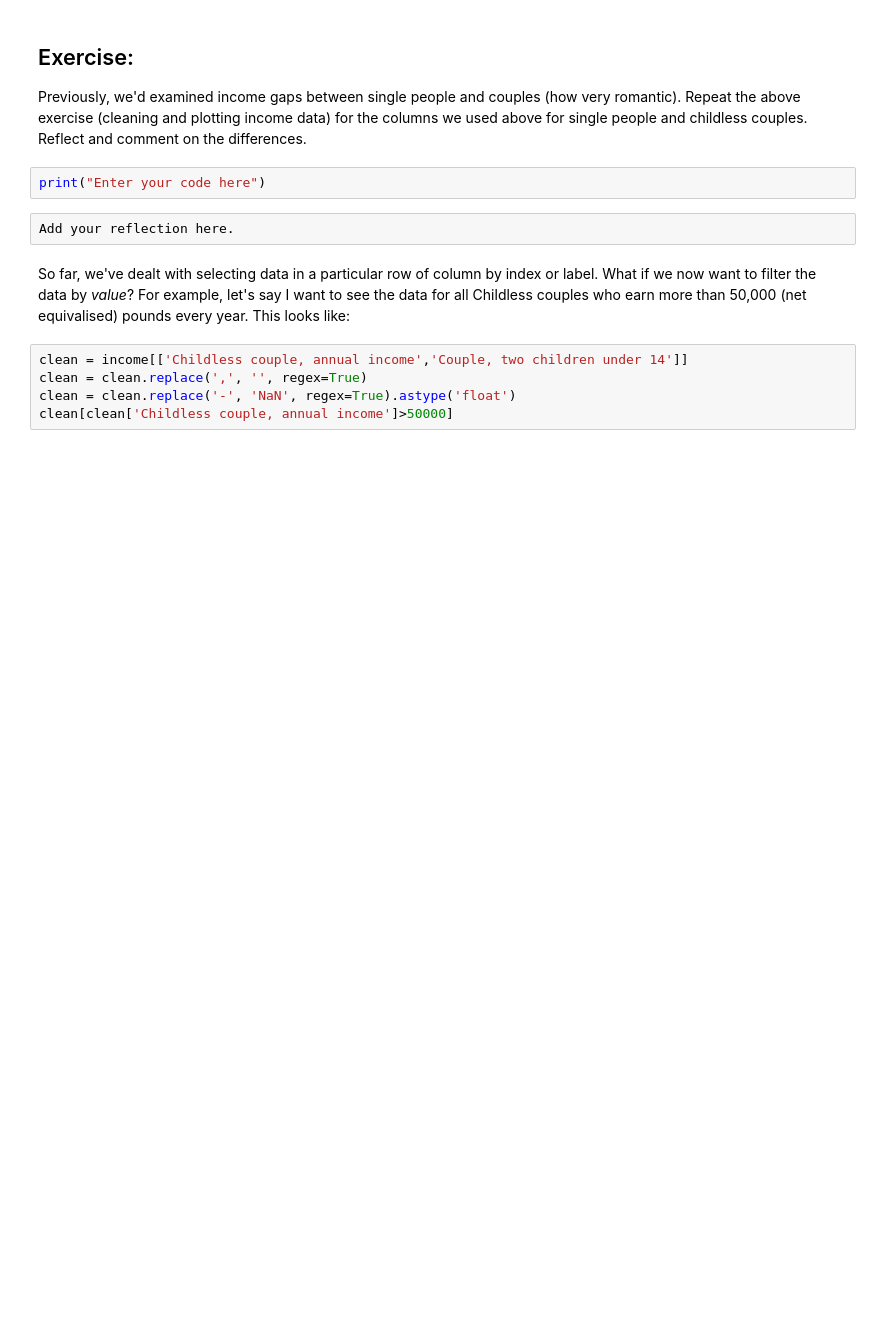
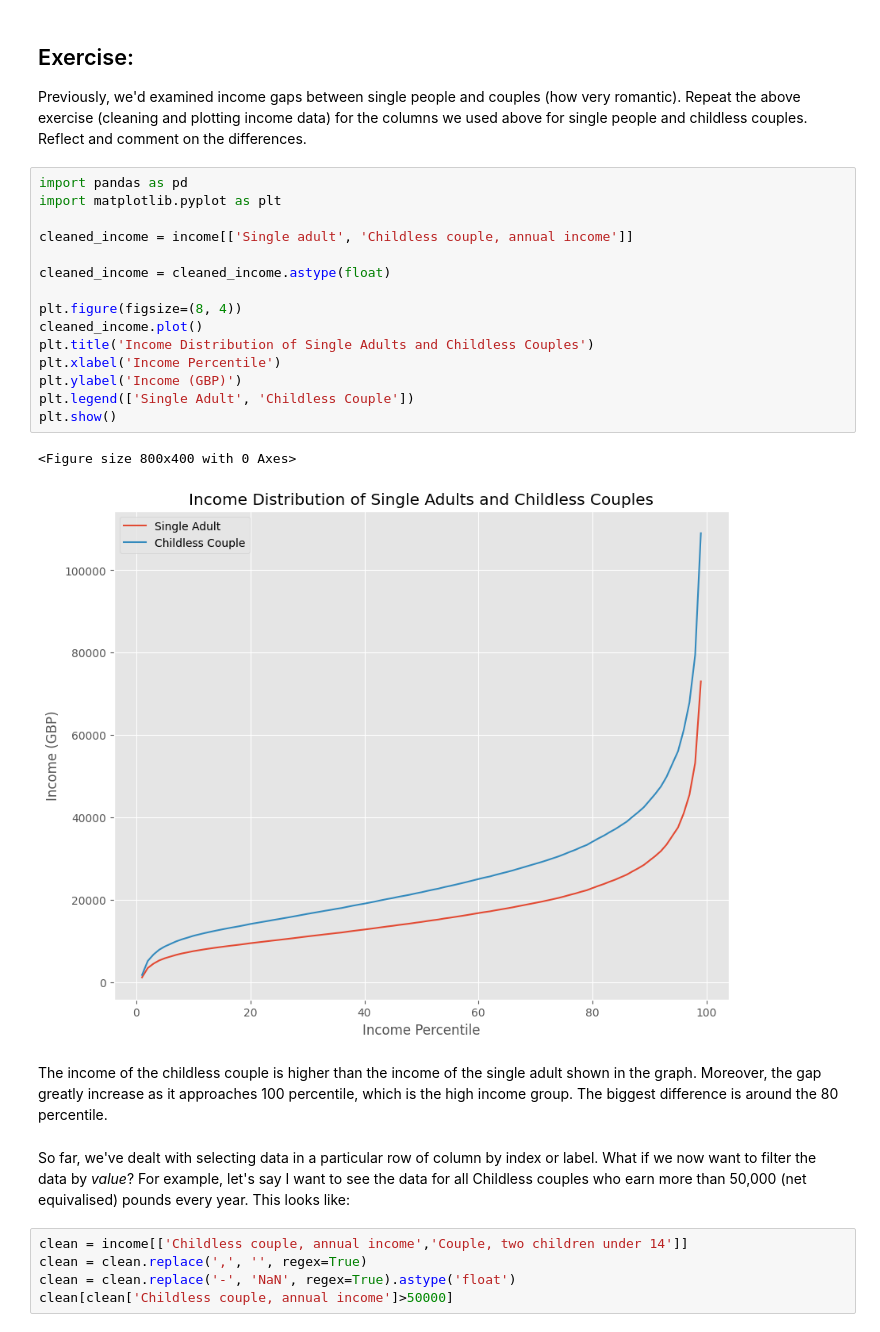
Before and after one commit to Prim-nirotrangsee/QM2, a Jupyter notebook: notebooks/W02. Pandas.ipynb, the cells around one changed output. Cells and saved outputs as stored; diff of their text form; blank space fills up the shorter version.

```diff
--- a/notebooks/W02. Pandas.ipynb
+++ b/notebooks/W02. Pandas.ipynb
@@ -304,10 +344,26 @@ Text(0, 0.5, 'Income Per Week [GBP]')
 ## Exercise:
 
 Previously, we'd examined income gaps between single people and couples (how very romantic). Repeat the above exercise (cleaning and plotting income data) for the columns we used above for single people and childless couples. Reflect and comment on the differences.
-# %%
-print("Enter your code here")
-# %%
-Add your reflection here.
+# %%
+import pandas as pd
+import matplotlib.pyplot as plt
+
+cleaned_income = income[['Single adult', 'Childless couple, annual income']]
+
+cleaned_income = cleaned_income.astype(float)
+
+plt.figure(figsize=(8, 4))
+cleaned_income.plot()
+plt.title('Income Distribution of Single Adults and Childless Couples')
+plt.xlabel('Income Percentile')
+plt.ylabel('Income (GBP)')
+plt.legend(['Single Adult', 'Childless Couple'])
+plt.show()
+# %% [output]
+<Figure size 800x400 with 0 Axes>
+[figure, added]
+# %% [markdown]
+The income of the childless couple is higher than the income of the single adult shown in the graph. Moreover, the gap greatly increase as it approaches 100 percentile, which is the high income group. The biggest difference is around the 80 percentile.
 # %% [markdown]
 So far, we've dealt with selecting data in a particular row of column by index or label. What if we now want to filter the data by *value*? For example, let's say I want to see the data for all Childless couples who earn more than 50,000 (net equivalised) pounds every year. This looks like:
 # %%
```
Also changed, not shown: parts of 17 cells of this notebook.
